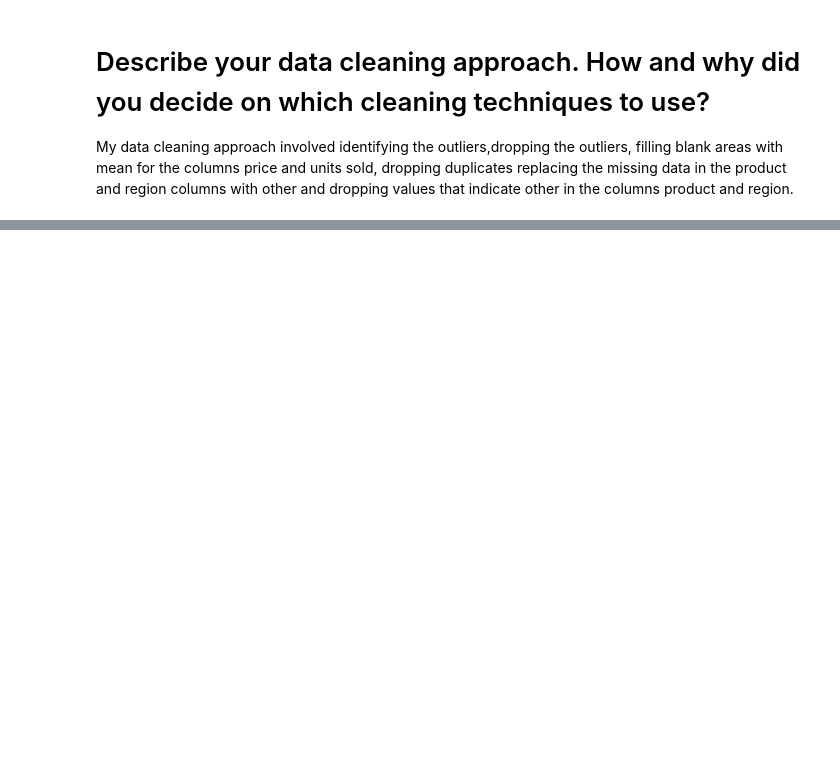
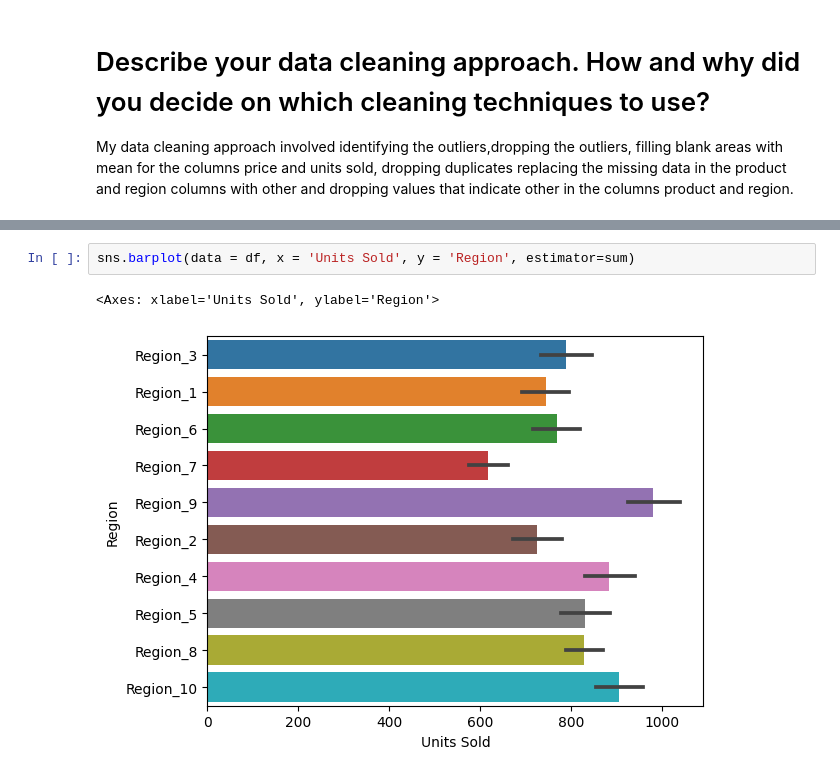
Before and after one commit to pmalviyaa/schulich_data_science, a Jupyter notebook: Assignment 1.ipynb, the cells around one changed output, grey strips where cells are left out. Saved outputs shown, nothing was run; the diff lists cells and outputs as text; blank space fills up the shorter version.

```diff
--- a/Assignment 1.ipynb
+++ b/Assignment 1.ipynb
@@ -178,0 +160,5 @@ dftemp Distribution (scipy):  nan
+# %%
+sns.barplot(data = df, x = 'Units Sold', y = 'Region', estimator=sum)
+# %% [output]
+<Axes: xlabel='Units Sold', ylabel='Region'>
+[figure, added]
```
Also changed, not shown: parts of 13 cells of this notebook.
